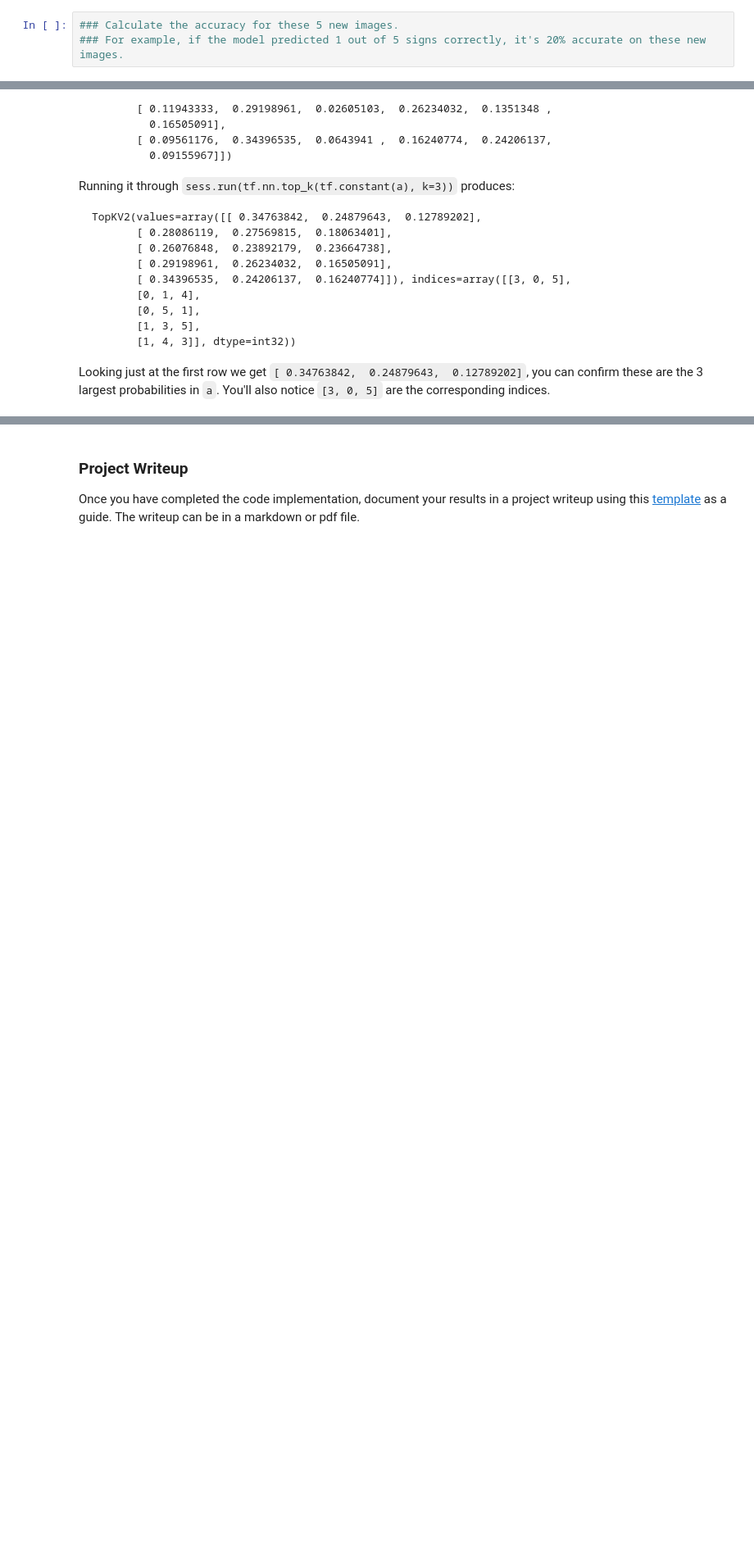
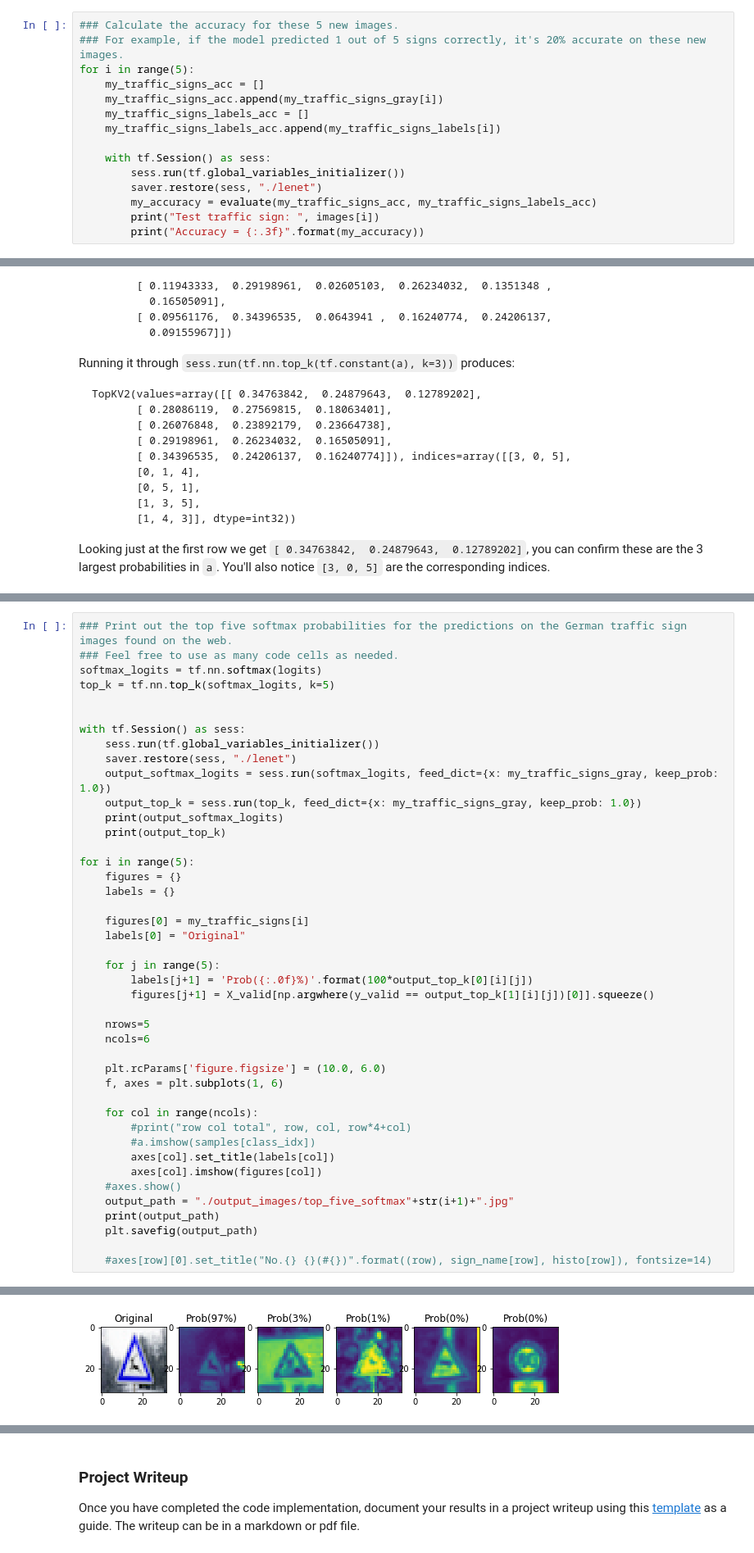
Before and after one commit to hoongjai/P3, a Jupyter notebook: Traffic_Sign_Classifier.ipynb, the cells around one changed output, grey strips where cells are left out. Shown at 82% size. Cells and saved outputs as stored; diff of their text form; blank space fills up the shorter version.

```diff
--- a/Traffic_Sign_Classifier.ipynb
+++ b/Traffic_Sign_Classifier.ipynb
@@ -395,3 +441,15 @@ You may find `signnames.csv` useful as it contains mappings from the class id (i
 # %%
 ### Calculate the accuracy for these 5 new images.
 ### For example, if the model predicted 1 out of 5 signs correctly, it's 20% accurate on these new images.
+for i in range(5):
+    my_traffic_signs_acc = []
+    my_traffic_signs_acc.append(my_traffic_signs_gray[i])
+    my_traffic_signs_labels_acc = []
+    my_traffic_signs_labels_acc.append(my_traffic_signs_labels[i])
+
+    with tf.Session() as sess:
+        sess.run(tf.global_variables_initializer())
+        saver.restore(sess, "./lenet")
+        my_accuracy = evaluate(my_traffic_signs_acc, my_traffic_signs_labels_acc)
+        print("Test traffic sign: ", images[i])
+        print("Accuracy = {:.3f}".format(my_accuracy))
@@ -440,0 +512,44 @@ Looking just at the first row we get `[ 0.34763842,  0.24879643,  0.12789202]`,
+# %%
+### Print out the top five softmax probabilities for the predictions on the German traffic sign images found on the web.
+### Feel free to use as many code cells as needed.
+softmax_logits = tf.nn.softmax(logits)
+top_k = tf.nn.top_k(softmax_logits, k=5)
+
+
+with tf.Session() as sess:
+    sess.run(tf.global_variables_initializer())
+    saver.restore(sess, "./lenet")
+    output_softmax_logits = sess.run(softmax_logits, feed_dict={x: my_traffic_signs_gray, keep_prob: 1.0})
+    output_top_k = sess.run(top_k, feed_dict={x: my_traffic_signs_gray, keep_prob: 1.0})
+    print(output_softmax_logits)
+    print(output_top_k)
+
+for i in range(5):
+    figures = {}
+    labels = {}
+
+    figures[0] = my_traffic_signs[i]
+    labels[0] = "Original"
+
+    for j in range(5):
+        labels[j+1] = 'Prob({:.0f}%)'.format(100*output_top_k[0][i][j])
+        figures[j+1] = X_valid[np.argwhere(y_valid == output_top_k[1][i][j])[0]].squeeze()
+
+    nrows=5
+    ncols=6
+
+    plt.rcParams['figure.figsize'] = (10.0, 6.0)
+    f, axes = plt.subplots(1, 6)
+
+    for col in range(ncols):
+        #print("row col total", row, col, row*4+col)
+        #a.imshow(samples[class_idx])
+        axes[col].set_title(labels[col])
+        axes[col].imshow(figures[col])
+    #axes.show()
+    output_path = "./output_images/top_five_softmax"+str(i+1)+".jpg"
+    print(output_path)
+    plt.savefig(output_path)
+
+    #axes[row][0].set_title("No.{} {}(#{})".format((row), sign_name[row], histo[row]), fontsize=14)
+# %% [output]
@@ -440,0 +573 @@ Looking just at the first row we get `[ 0.34763842,  0.24879643,  0.12789202]`,
+[figure, added]
```
Also changed, not shown: parts of 9 cells of this notebook.
